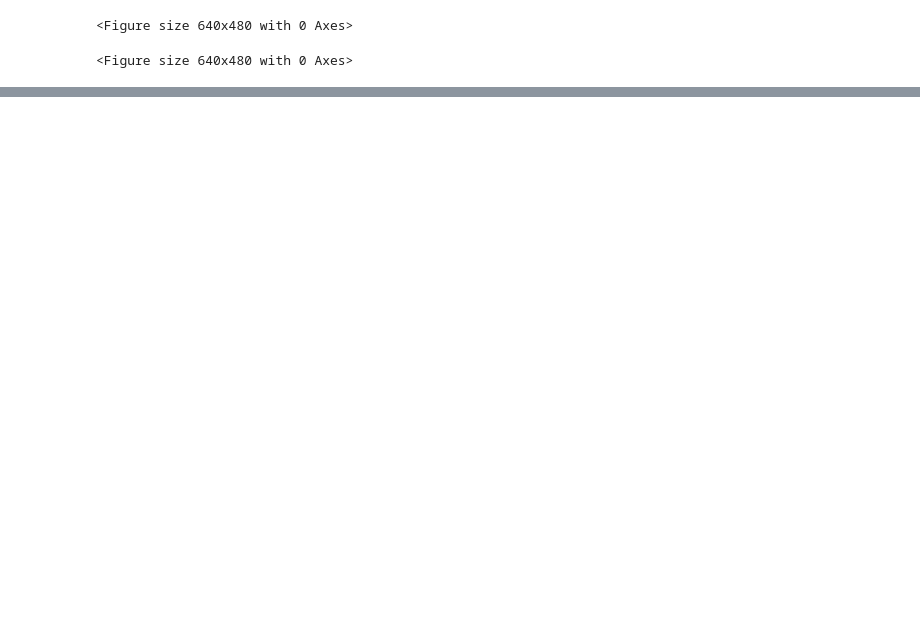
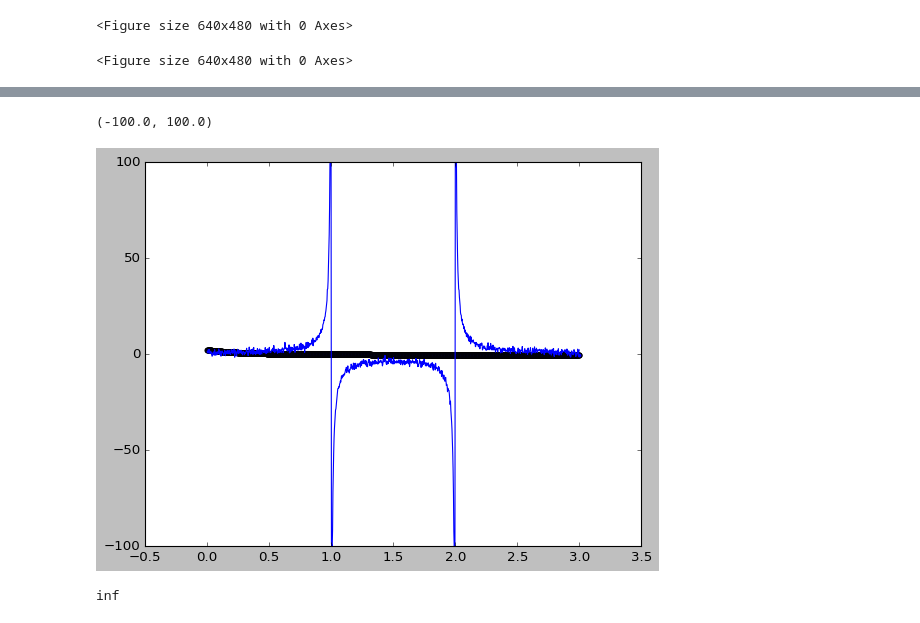
Before and after one commit to dmitry-grigorev/AlgoAnalysisDevelopment, a Jupyter notebook: Task4/task4notebook.ipynb, the cells around one changed output, grey strips where cells are left out. Saved outputs shown, nothing was run; the diff lists cells and outputs as text; code cells hidden in the pictures; blank space fills up the shorter version.

```diff
--- a/Task4/task4notebook.ipynb
+++ b/Task4/task4notebook.ipynb
@@ -59,0 +84,3 @@ difevol(f, 3, 10)
+# %%
+nmans = minimize(fun = cost_function_v, x0 = np.array([3.9, 3.9, 3.9, 3.9]), method="Nelder-Mead", bounds=((-4, 4), (-4, 4), (-4, 4), (-4, 4)))
+nmans
@@ -59,0 +101,11 @@ difevol(f, 3, 10)
+# %%
+plt.scatter(x, (nmans.x[0]*x + nmans.x[1])/(x*x+nmans.x[2]*x+nmans.x[3]))
+plt.plot(x, y)
+plt.ylim((-100, 100))
+# %% [output]
+(-100.0, 100.0)
+[figure, added]
+# %%
+cost_function_v(np.array([-4, 3.9777, -2.0208, 1.0]))
+# %% [output]
+inf
```
Also changed, not shown: parts of 28 cells of this notebook, 6 other files.
